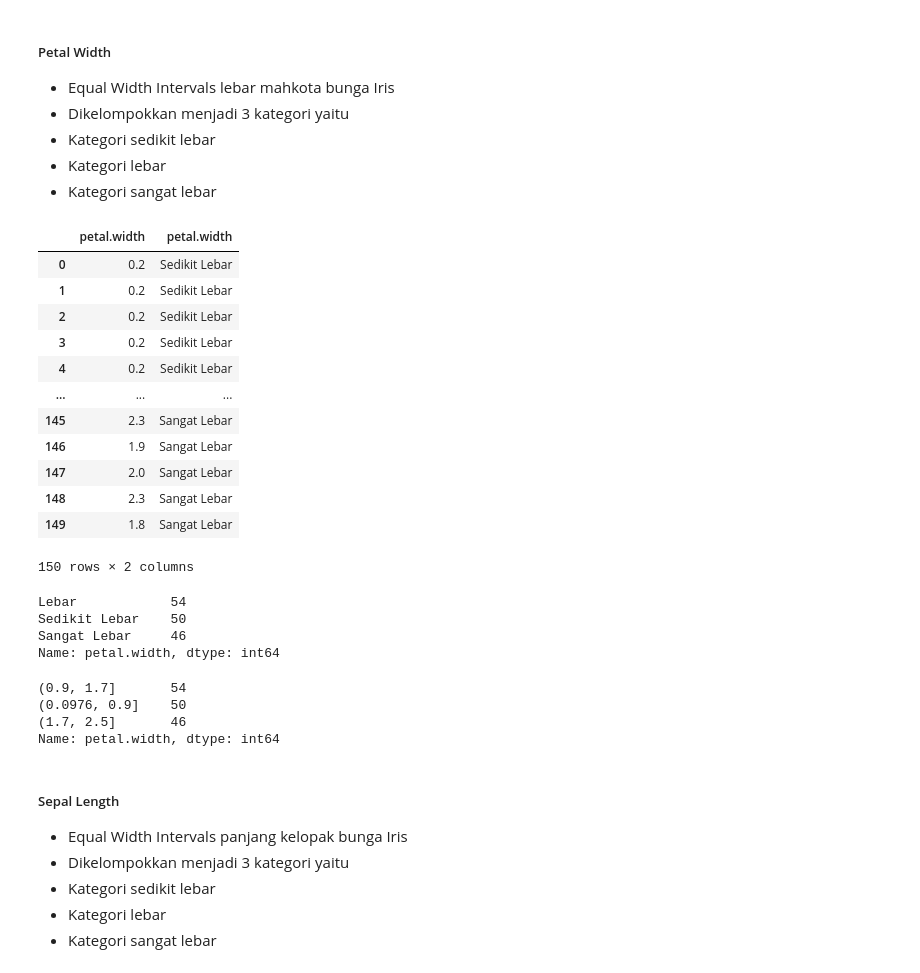
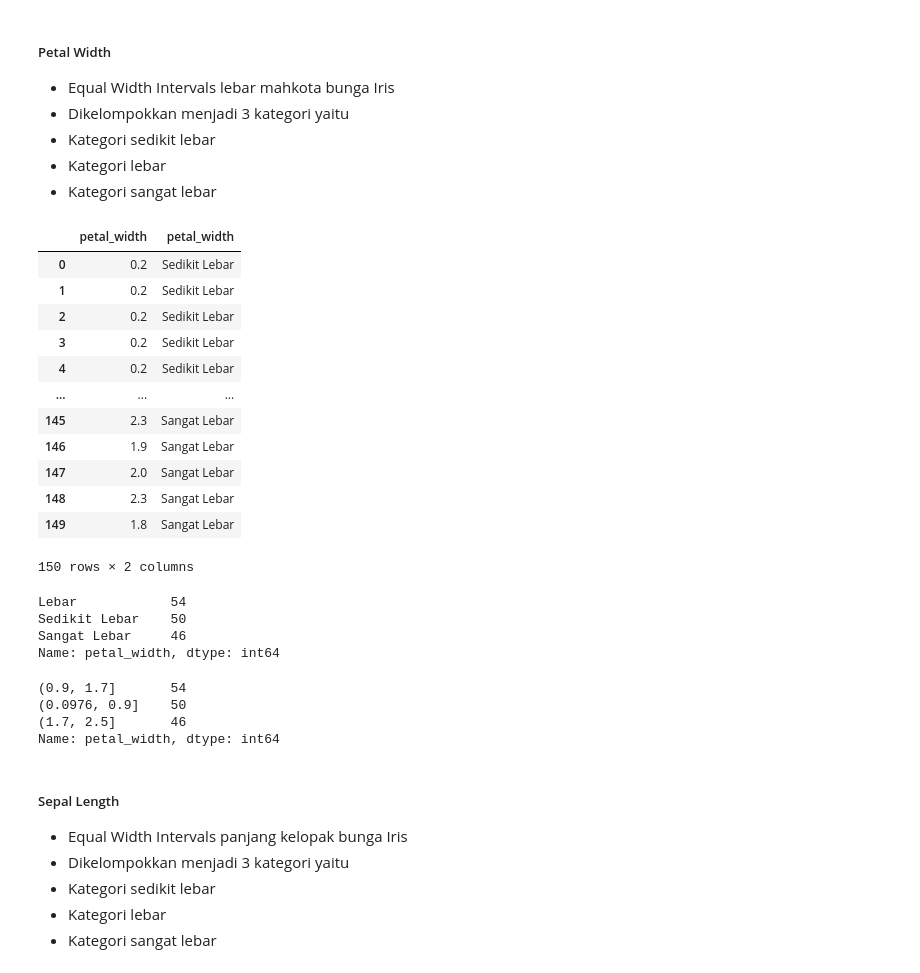
Before and after one commit to Ihsan210702/datamining, a Jupyter notebook: _sources/Tugas-2.ipynb, the cells around one changed output. Saved outputs shown, nothing was run; the diff lists cells and outputs as text; code cells hidden in the pictures.

```diff
--- a/_sources/Tugas-2.ipynb
+++ b/_sources/Tugas-2.ipynb
@@ -8,6 +9,6 @@ import pandas as pd
 # %%
 # source data
-dataset_url = "https://gist.githubusercontent.com/netj/8836201/raw/6f9306ad21398ea43cba4f7d537619d0e07d5ae3/iris.csv"
+dataset_url = "https://raw.githubusercontent.com/Ihsan210702/dataset/main/IRIS.csv"
 # %%
 # Create dataframe
 df = pd.read_csv(dataset_url)
@@ -36,3 +47,8 @@ PETAL_WIDTH_SERIES = df["petal.width"]
+# %%
+sepal_length = df["sepal_length"]
+sepal_width = df["sepal_width"]
+petal_length = df["petal_length"]
+petal_width = df["petal_width"]
 # %% [markdown]
 ## 2. Lakukan proses diskritisasi dengan *equal width* dan *equal frequency*
 # %% [markdown]
@@ -118,14 +131,14 @@ Name: sepal.width, dtype: int64
 labels = ["Sedikit Lebar", "Lebar", "Sangat Lebar"]
 amount_of_binning = len(labels)
 
-petal_width_ew_binning = pd.cut(PETAL_WIDTH_SERIES, amount_of_binning, True, labels)
+petal_width_ew_binning = pd.cut(petal_width, amount_of_binning, True, labels)
 labelled_petal_width_ew_binning = petal_width_ew_binning.value_counts()
-interval_petal_width_ew_binning = pd.cut(PETAL_WIDTH_SERIES, amount_of_binning, True).value_counts()
+interval_petal_width_ew_binning = pd.cut(petal_width, amount_of_binning, True).value_counts()
 # %%
 # dataframe of petal-width and petal category
-pd.concat((PETAL_WIDTH_SERIES, petal_width_ew_binning), axis=1)
+pd.concat((petal_width, petal_width_ew_binning), axis=1)
 # %% [output]
-|  | petal.width | petal.width |
+|  | petal_width | petal_width |
 | 0 | 0.2 | Sedikit Lebar |
 | 1 | 0.2 | Sedikit Lebar |
 | 2 | 0.2 | Sedikit Lebar |
@@ -145,7 +158,7 @@ labelled_petal_width_ew_binning
 Lebar            54
 Sedikit Lebar    50
 Sangat Lebar     46
-Name: petal.width, dtype: int64
+Name: petal_width, dtype: int64
 # %%
 # equal-width intervals without label
 interval_petal_width_ew_binning
@@ -153,7 +166,7 @@ interval_petal_width_ew_binning
 (0.9, 1.7]       54
 (0.0976, 0.9]    50
 (1.7, 2.5]       46
-Name: petal.width, dtype: int64
+Name: petal_width, dtype: int64
 # %% [markdown]
 ##### Sepal Length
 
```
Also changed, not shown: parts of 38 cells of this notebook, 5 other files.
